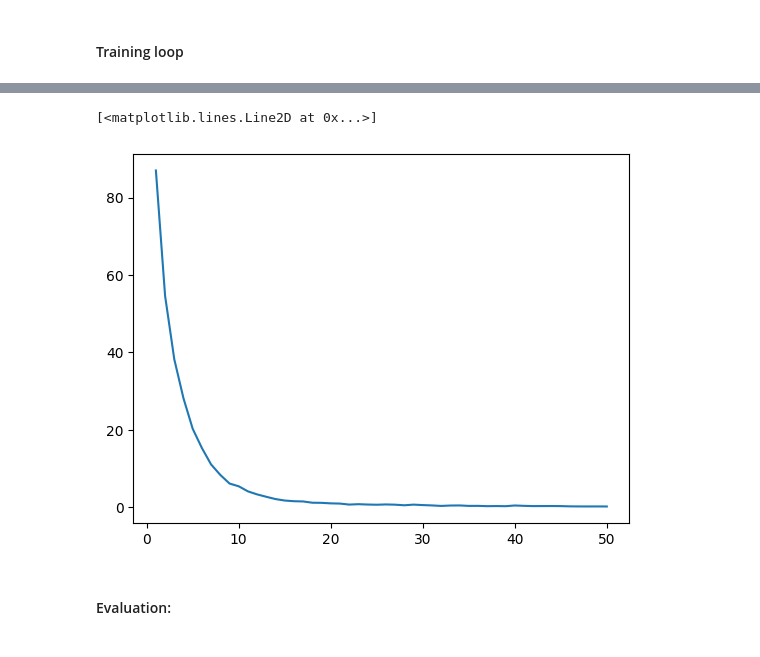
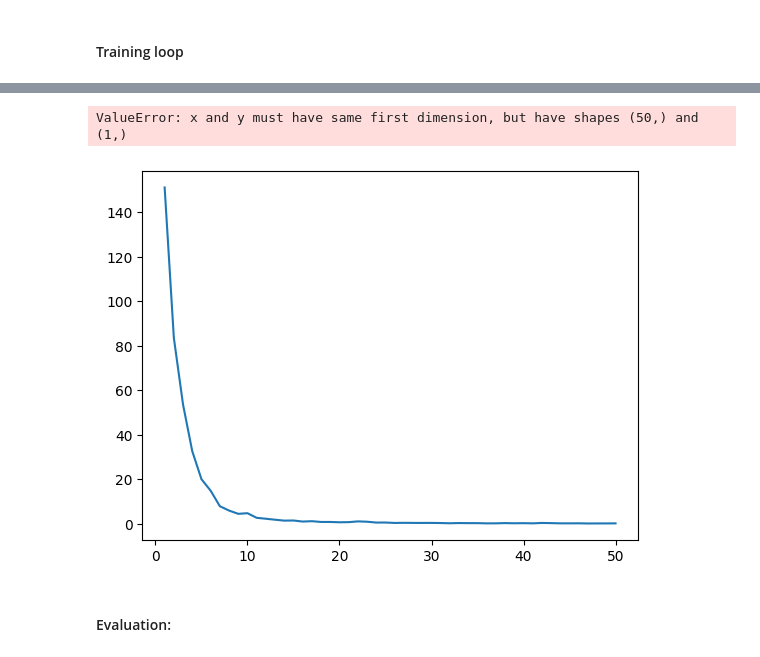
Before and after one commit to phihd/brain-tumor-classification, a Jupyter notebook: notebooks/resnet34_benchmark.ipynb, the cells around one changed output, grey strips where cells are left out. Saved outputs shown, nothing was run; the diff lists cells and outputs as text; code cells hidden in the pictures.

```diff
--- a/notebooks/resnet34_benchmark.ipynb
+++ b/notebooks/resnet34_benchmark.ipynb
@@ -67,7 +67,7 @@ class BrainTumorDataset(Dataset):
 #### Hyperparameters set
 # %%
 learning_rate = 3e-4
-batch_size = 32
+batch_size = 16
 epochs = 50
 # %% [markdown]
 #### Load dataset into Dataloaders
@@ -132,20 +132,15 @@ optimizer = torch.optim.SGD(model.parameters(), lr=learning_rate, momentum=0.9)
 # %%
 model.to(device)
 all_loss = []
+all_valid_loss = []
 for epoch in range(epochs):
     size = len(train_dataloader.dataset)
     print("------------ Epoch:", epoch, "------------")
-    total_loss = 0
+    training_loss = 0
+    valid_loss = 0
     start = time.time()
     for batch, (X, y) in enumerate(train_dataloader):
         # Compute prediction and loss
-        #print(X.size())
-        #temp1 = model[0].features(X)
-        #print(temp1.size())
-        #temp2 = model[0].avgpool(temp1)
-        #print(temp2.size())
-        #temp3 = model[0].classifier(temp2)
-        #print(temp3.size())
         pred = model(X.to(device))
         #print(pred)
         loss = loss_fn(pred, y.to(device))
@@ -157,14 +152,23 @@ for epoch in range(epochs):
 
         loss, current = loss.item(), (batch + 1) * len(X)
         #print(loss)
-        total_loss += loss
-    print(f"loss: {total_loss/41:>7f}")
+        training_loss += loss
+
+    for batch, (X, y) in enumerate(val_dataloader):
+        pred = model(X.to(device))
+        loss = loss_fn(pred, y.to(device))
+
+        valid_loss += loss.item()
+
+    print(f"Training loss: {training_loss/41:>7f}, total loss: {valid_loss/41:>7f}")
     end = time.time()
     print("Time elapsed:", end - start)
-    all_loss.append(total_loss)
+    all_loss.append(training_loss)
+    all_valid_loss.append(valid_loss)
 
 fig = plt.figure()
 plt.plot(range(1, epochs+1), all_loss)
+plt.plot(range(1, epochs+1), all_valid_loss)
 plt.xlabel('Epoch', fontsize=12)
 # %% [output]
 ------------ Epoch: 0 ------------
@@ -187,5 +191,5 @@ Time elapsed: 10.802639961242676
-[<matplotlib.lines.Line2D at 0x...>]
+ValueError: x and y must have same first dimension, but have shapes (50,) and (1,)
-[figure, old version]
+[figure, new version]
 # %% [markdown]
 #### Evaluation:
 # %%
```
Also changed, not shown: parts of 3 cells of this notebook, 11 other files.
